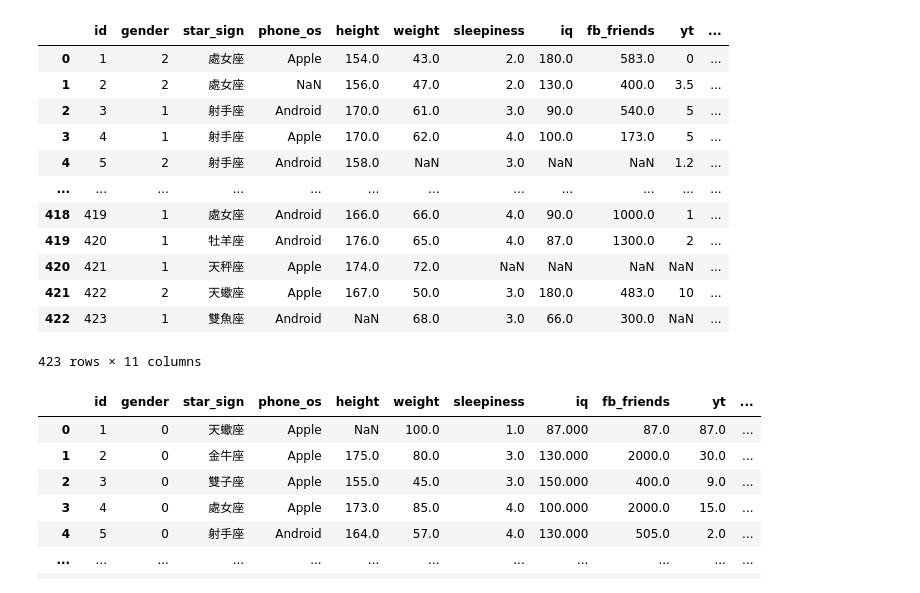
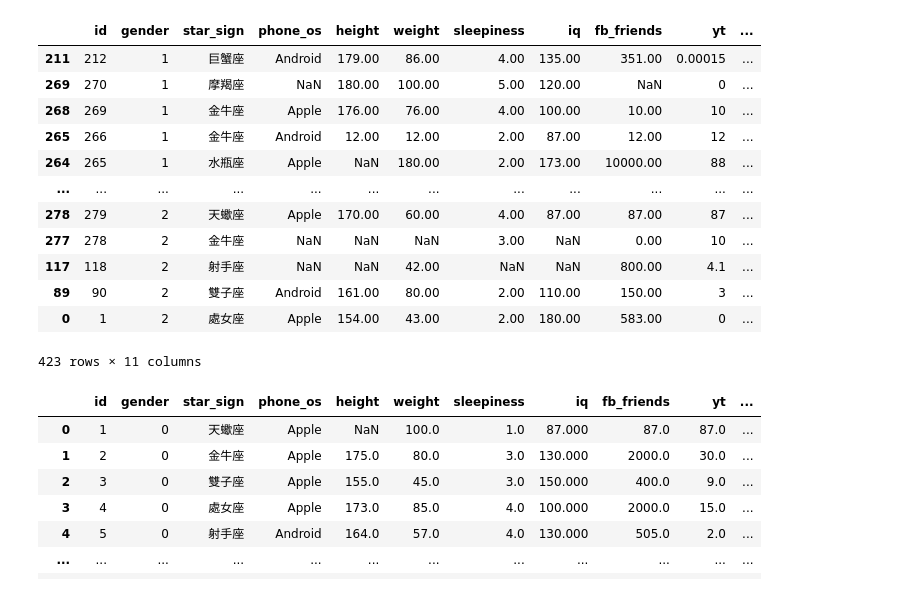
Before and after one commit to WangZiRongPraetorianGuard/BoyorGirl, a Jupyter notebook: shihyang/svm.ipynb, the cells around one changed output. Drawn from its saved outputs; the diff is of its cells as text; code cells hidden in the pictures.

```diff
--- a/shihyang/svm.ipynb
+++ b/shihyang/svm.ipynb
@@ -23,20 +23,20 @@ raw_data
 423 rows × 11 columns
 # %%
-# raw_data = raw_data.sort_values(by='gender')
+raw_data = raw_data.sort_values(by='gender')
 raw_data
 # %% [output]
 |  | id | gender | star_sign | phone_os | height | weight | sleepiness | iq | fb_friends | yt | ... |
-| 0 | 1 | 2 | 處女座 | Apple | 154.0 | 43.0 | 2.0 | 180.0 | 583.0 | 0 | ... |
-| 1 | 2 | 2 | 處女座 | NaN | 156.0 | 47.0 | 2.0 | 130.0 | 400.0 | 3.5 | ... |
-| 2 | 3 | 1 | 射手座 | Android | 170.0 | 61.0 | 3.0 | 90.0 | 540.0 | 5 | ... |
-| 3 | 4 | 1 | 射手座 | Apple | 170.0 | 62.0 | 4.0 | 100.0 | 173.0 | 5 | ... |
-| 4 | 5 | 2 | 射手座 | Android | 158.0 | NaN | 3.0 | NaN | NaN | 1.2 | ... |
+| 211 | 212 | 1 | 巨蟹座 | Android | 179.00 | 86.00 | 4.00 | 135.00 | 351.00 | 0.00015 | ... |
+| 269 | 270 | 1 | 摩羯座 | NaN | 180.00 | 100.00 | 5.00 | 120.00 | NaN | 0 | ... |
+| 268 | 269 | 1 | 金牛座 | Apple | 176.00 | 76.00 | 4.00 | 100.00 | 10.00 | 10 | ... |
+| 265 | 266 | 1 | 金牛座 | Android | 12.00 | 12.00 | 2.00 | 87.00 | 12.00 | 12 | ... |
+| 264 | 265 | 1 | 水瓶座 | Apple | NaN | 180.00 | 2.00 | 173.00 | 10000.00 | 88 | ... |
 | ... | ... | ... | ... | ... | ... | ... | ... | ... | ... | ... | ... |
-| 418 | 419 | 1 | 處女座 | Android | 166.0 | 66.0 | 4.0 | 90.0 | 1000.0 | 1 | ... |
-| 419 | 420 | 1 | 牡羊座 | Android | 176.0 | 65.0 | 4.0 | 87.0 | 1300.0 | 2 | ... |
-| 420 | 421 | 1 | 天秤座 | Apple | 174.0 | 72.0 | NaN | NaN | NaN | NaN | ... |
-| 421 | 422 | 2 | 天蠍座 | Apple | 167.0 | 50.0 | 3.0 | 180.0 | 483.0 | 10 | ... |
-| 422 | 423 | 1 | 雙魚座 | Android | NaN | 68.0 | 3.0 | 66.0 | 300.0 | NaN | ... |
+| 278 | 279 | 2 | 天蠍座 | Apple | 170.00 | 60.00 | 4.00 | 87.00 | 87.00 | 87 | ... |
+| 277 | 278 | 2 | 金牛座 | NaN | NaN | NaN | 3.00 | NaN | 0.00 | 10 | ... |
+| 117 | 118 | 2 | 射手座 | NaN | NaN | 42.00 | NaN | NaN | 800.00 | 4.1 | ... |
+| 89 | 90 | 2 | 雙子座 | Android | 161.00 | 80.00 | 2.00 | 110.00 | 150.00 | 3 | ... |
+| 0 | 1 | 2 | 處女座 | Apple | 154.00 | 43.00 | 2.00 | 180.00 | 583.00 | 0 | ... |
 423 rows × 11 columns
 # %%
 # test_data = pd.read_csv(corpus_root+'boy or girl 2024 test no ans_missingValue.csv')
```
Also changed, not shown: parts of 4 cells of this notebook, 4 other files.
